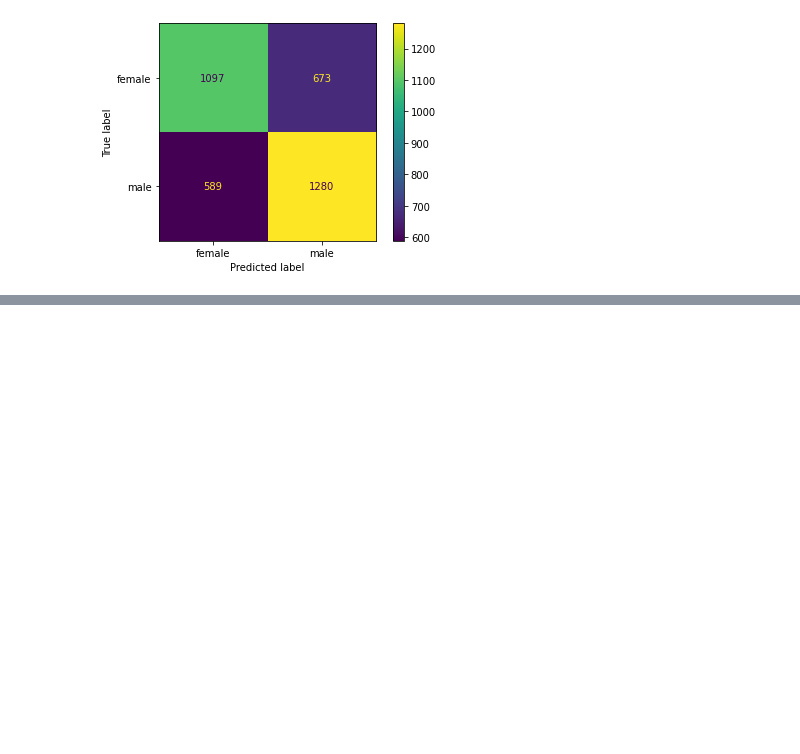
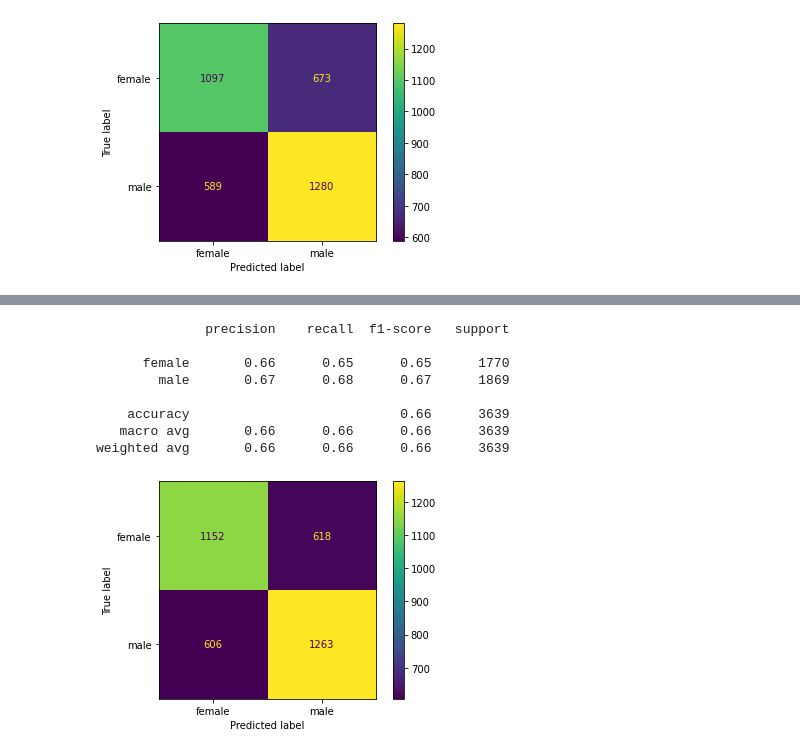
Before and after one commit to dimboump/clips-internship, a Jupyter notebook: Stylene v2/models/BERT.ipynb, the cells around one changed output, grey strips where cells are left out. Drawn from its saved outputs; the diff is of its cells as text; code cells hidden in the pictures; blank space fills up the shorter version.

```diff
--- a/Stylene v2/models/BERT.ipynb
+++ b/Stylene v2/models/BERT.ipynb
@@ -142,0 +166,19 @@ weighted avg       0.65      0.65      0.65      3639
+# %%
+predicted, probabilities = model.predict(test_df.text.to_list())
+test_df['gender_pred'] = predicted
+# %%
+print(classification_report(test_df['gender'], test_df['gender_pred']))
+
+cm = confusion_matrix(test_df['gender'], test_df['gender_pred'], labels=['female', 'male'])
+disp = ConfusionMatrixDisplay(confusion_matrix=cm, display_labels=['female', 'male'])
+disp.plot();
+# %% [output]
+              precision    recall  f1-score   support
+
+      female       0.66      0.65      0.65      1770
+        male       0.67      0.68      0.67      1869
+
+    accuracy                           0.66      3639
+   macro avg       0.66      0.66      0.66      3639
+weighted avg       0.66      0.66      0.66      3639
+[figure, added]
```
Also changed, not shown: parts of 3 cells of this notebook.
